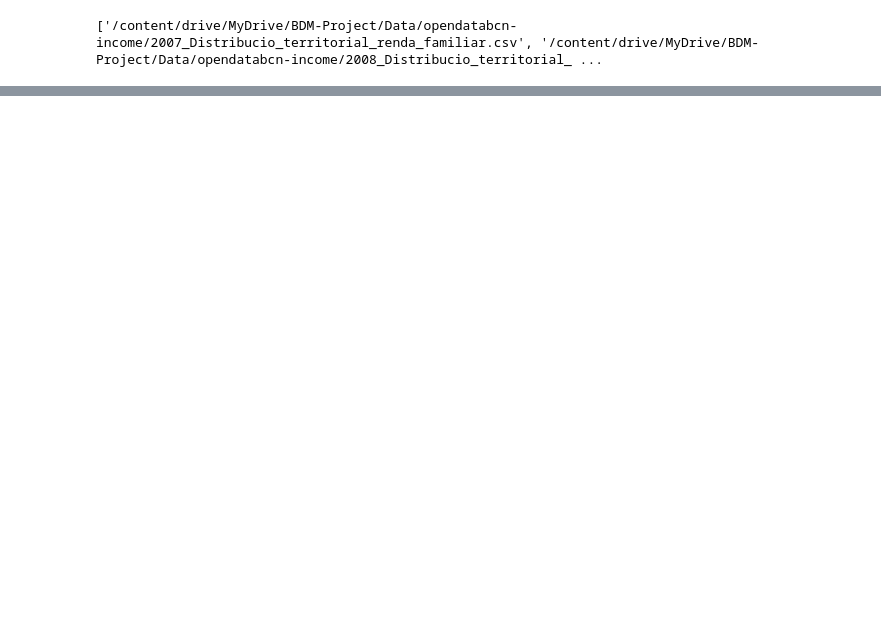
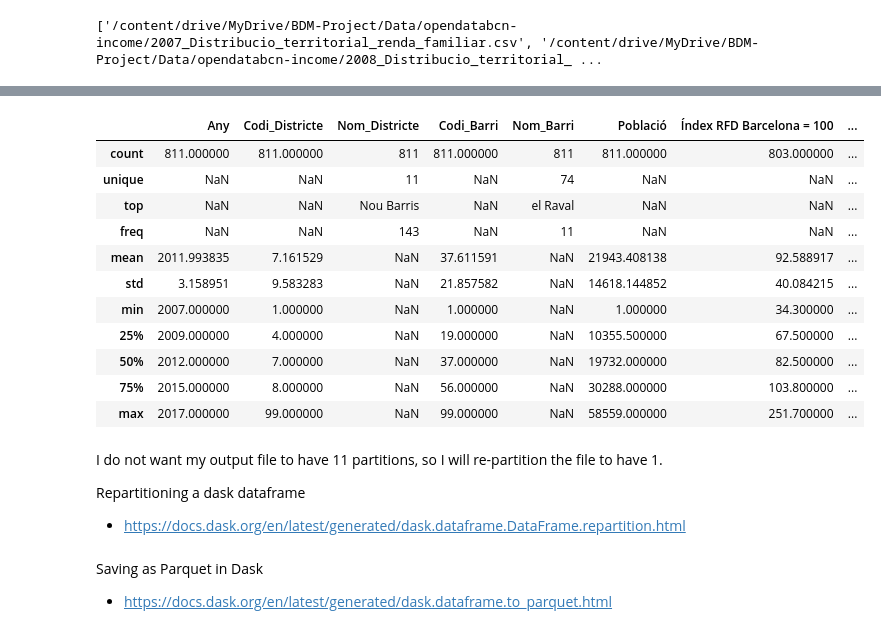
Before and after one commit to MateoJacomeUPC/BDM-Project-1, a Jupyter notebook: BDM_Project_Parquet.ipynb, the cells around one changed output, grey strips where cells are left out. Cells and saved outputs as stored; diff of their text form; code cells hidden in the pictures; blank space fills up the shorter version.

Commit message:
Testing PyArrow, Dask, Pandas to parquet

```diff
--- a/BDM_Project_Parquet.ipynb
+++ b/BDM_Project_Parquet.ipynb
@@ -55,0 +164,3 @@ Població: [[46595,27946,15921,22572,31521,52185,42504,41413,58146,37988,...,267
+# %%
+directory = "/content/drive/MyDrive/BDM-Project/Data"
+df = DaskLoadPartitionedCSV(directory, "opendatabcn-income")
@@ -55,0 +200,14 @@ Població: [[46595,27946,15921,22572,31521,52185,42504,41413,58146,37988,...,267
+# %%
+# mixed datatype columns must be converted using dd.to_numeric()
+schema = {
+    'Any':'uint16',
+    'Codi_Districte':'uint8',
+    'Nom_Districte': "string[pyarrow]",
+    'Codi_Barri':'uint8',
+    'Nom_Barri': "string[pyarrow]",
+    'Població':'uint32',
+    'Índex RFD Barcelona = 100': "string[pyarrow]",
+    'sourceFile': "string[pyarrow]"
+}
+# %%
+df = df.astype(schema)
@@ -55,0 +217,2 @@ Població: [[46595,27946,15921,22572,31521,52185,42504,41413,58146,37988,...,267
+# %%
+df['Índex RFD Barcelona = 100']= dd.to_numeric(df['Índex RFD Barcelona = 100'], errors='coerce')
@@ -55,0 +251,20 @@ Població: [[46595,27946,15921,22572,31521,52185,42504,41413,58146,37988,...,267
+# %%
+df.compute().describe(include='all')
+# %% [output]
+|  | Any | Codi_Districte | Nom_Districte | Codi_Barri | Nom_Barri | Població | Índex RFD Barcelona = 100 | ... |
+| count | 811.000000 | 811.000000 | 811 | 811.000000 | 811 | 811.000000 | 803.000000 | ... |
+| unique | NaN | NaN | 11 | NaN | 74 | NaN | NaN | ... |
+| top | NaN | NaN | Nou Barris | NaN | el Raval | NaN | NaN | ... |
+| freq | NaN | NaN | 143 | NaN | 11 | NaN | NaN | ... |
+| mean | 2011.993835 | 7.161529 | NaN | 37.611591 | NaN | 21943.408138 | 92.588917 | ... |
+| std | 3.158951 | 9.583283 | NaN | 21.857582 | NaN | 14618.144852 | 40.084215 | ... |
+| min | 2007.000000 | 1.000000 | NaN | 1.000000 | NaN | 1.000000 | 34.300000 | ... |
+| 25% | 2009.000000 | 4.000000 | NaN | 19.000000 | NaN | 10355.500000 | 67.500000 | ... |
+| 50% | 2012.000000 | 7.000000 | NaN | 37.000000 | NaN | 19732.000000 | 82.500000 | ... |
+| 75% | 2015.000000 | 8.000000 | NaN | 56.000000 | NaN | 30288.000000 | 103.800000 | ... |
+| max | 2017.000000 | 99.000000 | NaN | 99.000000 | NaN | 58559.000000 | 251.700000 | ... |
+# %% [markdown]
+I do not want my output file to have 11 partitions, so I will re-partition the file to have 1.
+
+Repartitioning a dask dataframe
+- https://docs.dask.org/en/latest/generated/dask.dataframe.DataFrame.repartition.html
@@ -55,0 +273,3 @@ Població: [[46595,27946,15921,22572,31521,52185,42504,41413,58146,37988,...,267
+# %% [markdown]
+Saving as Parquet in Dask
+- https://docs.dask.org/en/latest/generated/dask.dataframe.to_parquet.html
```
Also changed, not shown: parts of 35 cells of this notebook.
